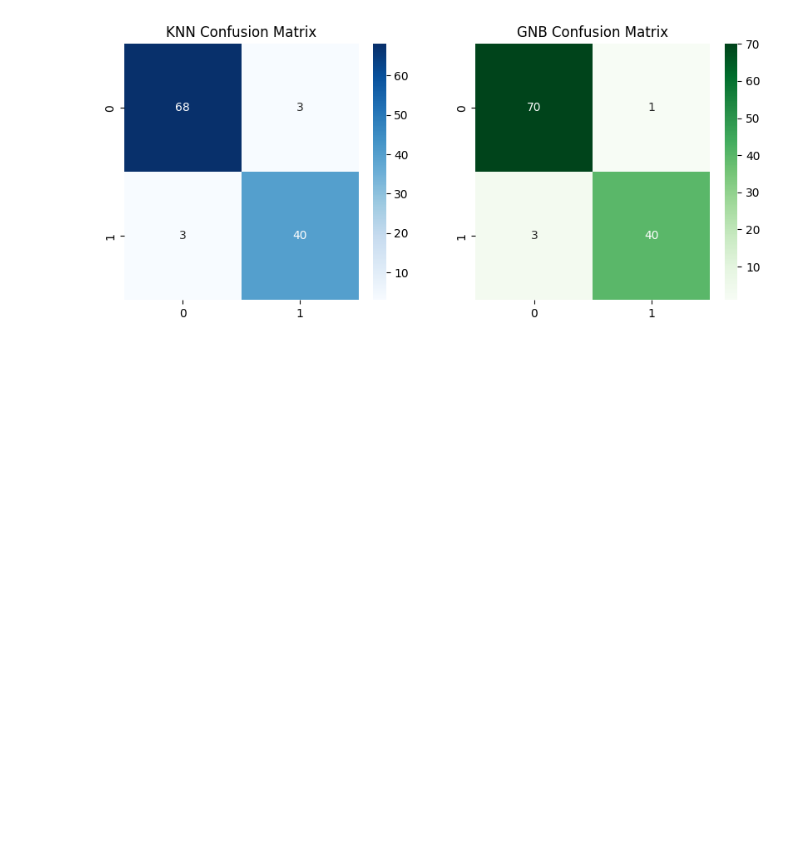
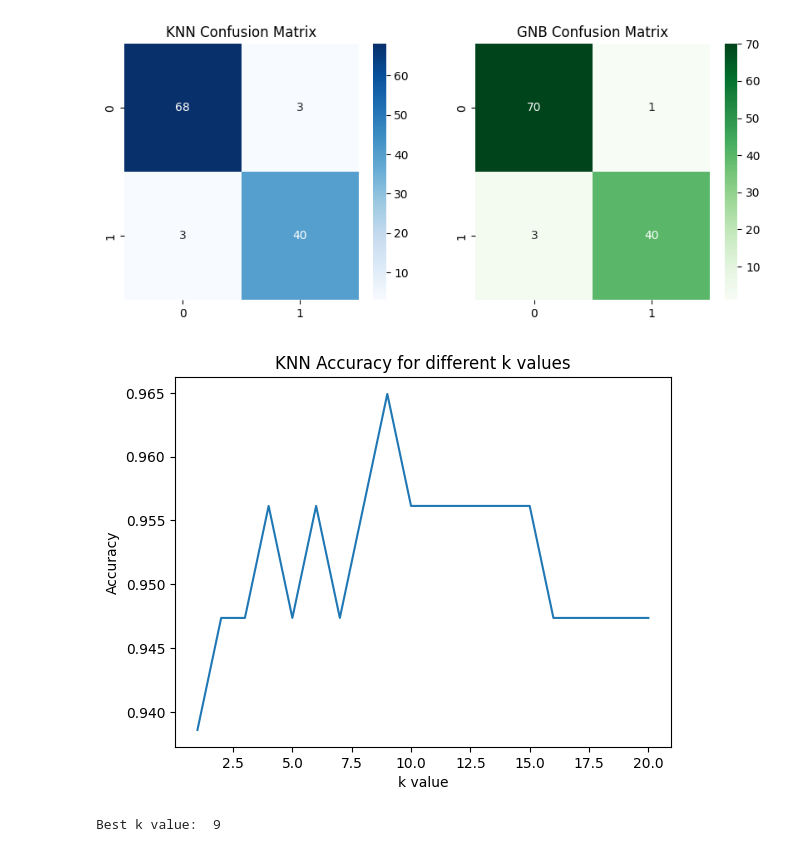
Before and after one commit to sampatel23/Machine-Learning, a Jupyter notebook: knn_NB.ipynb, the cells around one changed output. Cells and saved outputs as stored; diff of their text form; code cells hidden in the pictures; blank space fills up the shorter version.

Commit message:
for best value of k

```diff
--- a/knn_NB.ipynb
+++ b/knn_NB.ipynb
@@ -205,3 +205,21 @@ ax[1].set_title("GNB Confusion Matrix")
 # %% [output]
 Text(0.5, 1.0, 'GNB Confusion Matrix')
 [figure]
+# %%
+scores = []
+for k in range(1, 21):
+    model = KNeighborsClassifier(n_neighbors = k)
+    model.fit(X_train, y_train)
+    scores.append(model.score(X_test, y_test))
+
+plt.plot(range(1, 21), scores)
+plt.xlabel("k value")
+plt.ylabel("Accuracy")
+plt.title("KNN Accuracy for different k values")
+plt.show()
+
+best_k = scores.index(max(scores)) + 1
+print("Best k value: ", best_k)
+# %% [output]
+[figure, added]
+Best k value:  9
```
